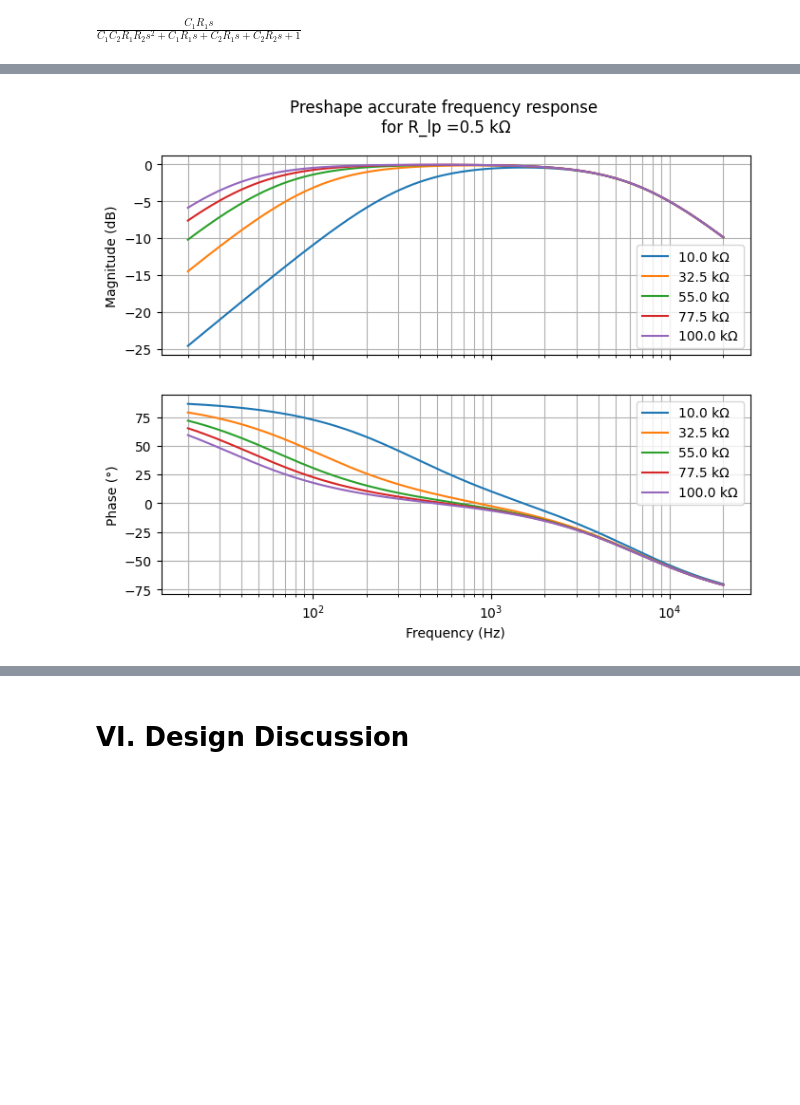
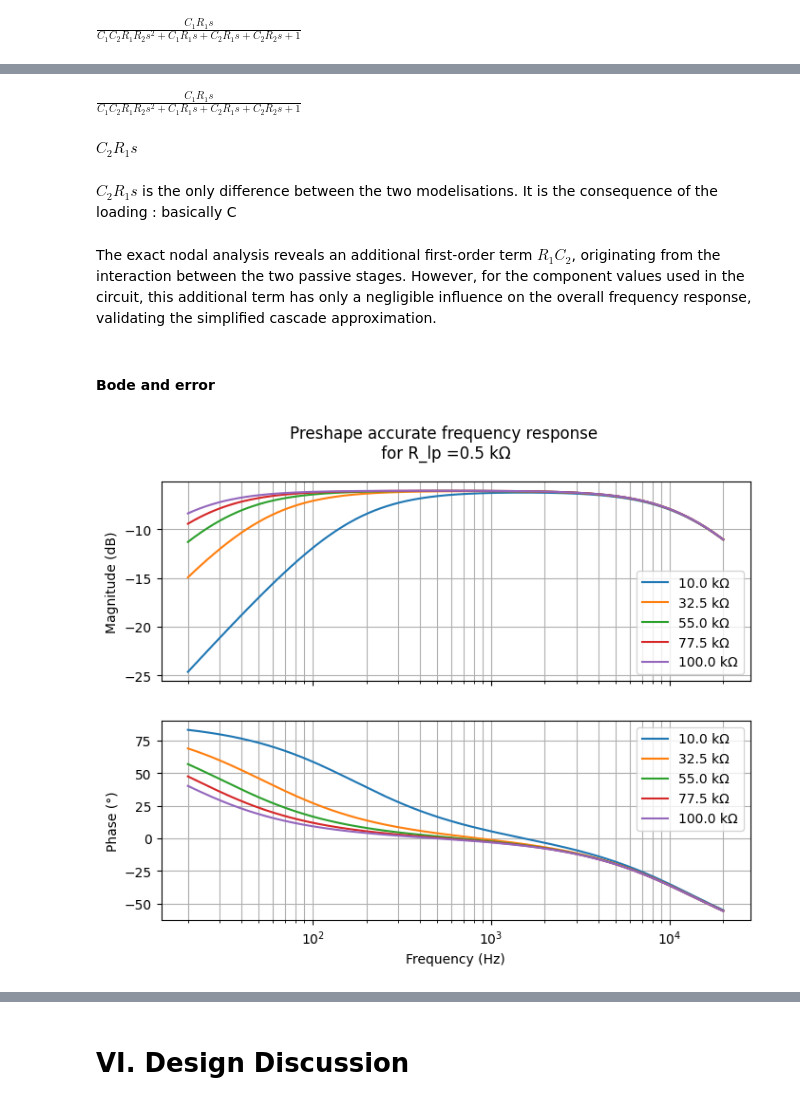
Before and after one commit to TitSo17/custom-fuzz-face, a Jupyter notebook: analysis/notebooks/01_PreShape_filter.ipynb, the cells around one changed output, grey strips where cells are left out. Cells and saved outputs as stored; diff of their text form; code cells hidden in the pictures; blank space fills up the shorter version.

Commit message:
plot correction and first try at error

```diff
--- a/analysis/notebooks/01_PreShape_filter.ipynb
+++ b/analysis/notebooks/01_PreShape_filter.ipynb
@@ -435,3 +439,19 @@ $\displaystyle \frac{C_{1} C_{2} R_{1} R_{2} s^{2} + C_{1} R_{1} s + C_{2} R_{1}
+# %%
+sp.expand(H_accurate)
+# %% [output]
+$\displaystyle \frac{C_{1} R_{1} s}{C_{1} C_{2} R_{1} R_{2} s^{2} + C_{1} R_{1} s + C_{2} R_{1} s + C_{2} R_{2} s + 1}$
+# %%
+#sp.cancel(sp.factor(sp.together(H_ps/H_accurate)))
+num, den = sp.fraction(H_ps/H_accurate)
+sp.expand(num) - sp.expand(den)
+# %% [output]
+$\displaystyle C_{2} R_{1} s$
+# %% [markdown]
+$C_2 R_1 s$ is the only difference between the two modelisations. It is the consequence of the loading : basically C
+# %% [markdown]
+The exact nodal analysis reveals an additional first-order term $R_1C_2$, originating from the interaction between the two passive stages. However, for the component values used in the circuit, this additional term has only a negligible influence on the overall frequency response, validating the simplified cascade approximation.
+# %% [markdown]
+#### Bode and error
 # %%
 f = np.logspace(np.log10(20), np.log10(20000), 1000)
 omega_range = 2*np.pi*f
@@ -459,35 +479,33 @@ for R_value in R_values:
     num, den = sp.fraction(H_num)
     N_poly = sp.Poly(num, s)
     D_poly = sp.Poly(den, s)
     N_coeffs = N_poly.all_coeffs()
     D_coeffs = D_poly.all_coeffs()
     N_coeffs = [float(c) for c in N_coeffs]
     D_coeffs = [float(c) for c in D_coeffs]
-    sys = ct.TransferFunction(
+    Preshape = ct.TransferFunction(
         N_coeffs,
         D_coeffs
     )
-    Hpf = sympy_to_tf(H_hp2, R_value, C_value, R1, C1)
-    Pshape = Hpf*Lpf
-    mag, phase, omega = ct.frequency_response(Pshape, omega_range)
+    mag, phase, omega = ct.frequency_response(Preshape, omega_range)
     f = omega / (2*np.pi)
     mag_db = 20*np.log10(mag)
     phase_deg = np.degrees(phase)
 
     ax1.semilogx(f, mag_db, label=f"{R_value/1000:.1f} kΩ")
     ax2.semilogx(f, phase_deg, label=f"{R_value/1000:.1f} kΩ")
 
 # Display settings for a clean view
 ax1.grid(True, which="both")
 ax2.grid(True, which="both")
 ax1.set_ylabel("Magnitude (dB)")
 ax2.set_ylabel("Phase (°)")
 ax2.set_xlabel("Frequency (Hz)")
 ax1.legend()
 ax2.legend()
 title = f"Preshape accurate frequency response \n for R_lp ={R_lp/1000:.1f} kΩ "
 fig.suptitle(title)
 #plt.savefig(f"plots/[Accurate]{title}.png")
 plt.show()
 # %% [output]
-[figure, old version]
+[figure, new version]
```
Also changed, not shown: parts of 5 cells of this notebook, 2 other files.
